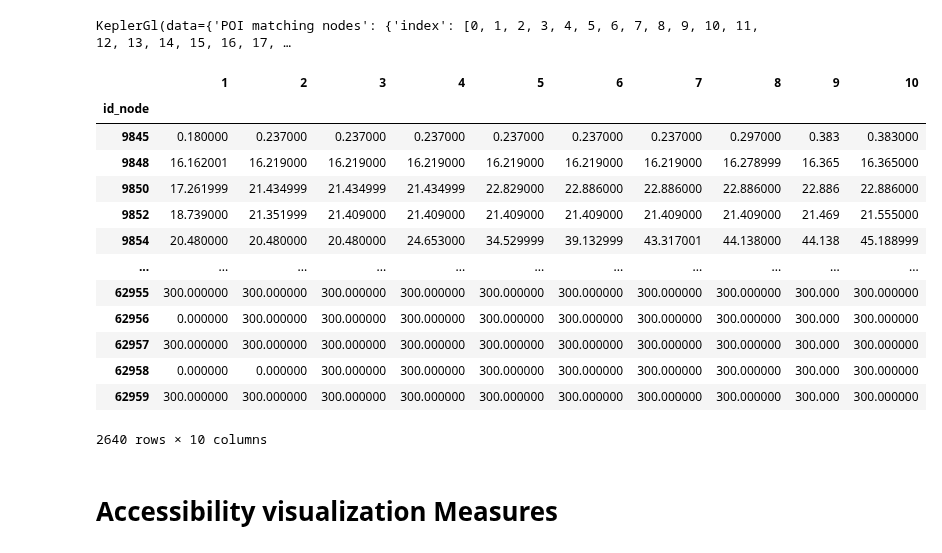
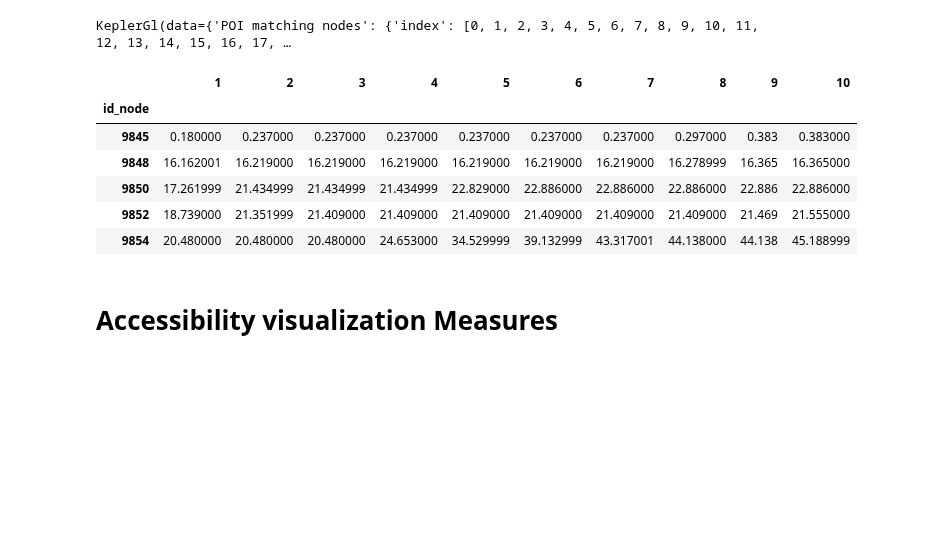
Before and after one commit to Fremont-project/data-processing, a Jupyter notebook: pipeline/aimsun-data-analysis/KPI calculation pipeline.ipynb, the cells around one changed output. Cells and saved outputs as stored; diff of their text form; code cells hidden in the pictures; blank space fills up the shorter version.

```diff
--- a/pipeline/aimsun-data-analysis/KPI calculation pipeline.ipynb
+++ b/pipeline/aimsun-data-analysis/KPI calculation pipeline.ipynb
@@ -332,22 +332,15 @@ net.set_pois("All", 300, 20, intersections['Long'], intersections['Lat'])
 #The bigger values in this case mean less accessibility.
 access = net.nearest_pois(300, "All", num_pois=10)
 # %%
-access
+access.head()
 # %% [output]
 |  | 1 | 2 | 3 | 4 | 5 | 6 | 7 | 8 | 9 | 10 |
 | id_node |  |  |  |  |  |  |  |  |  |  |
 | 9845 | 0.180000 | 0.237000 | 0.237000 | 0.237000 | 0.237000 | 0.237000 | 0.237000 | 0.297000 | 0.383 | 0.383000 |
 | 9848 | 16.162001 | 16.219000 | 16.219000 | 16.219000 | 16.219000 | 16.219000 | 16.219000 | 16.278999 | 16.365 | 16.365000 |
 | 9850 | 17.261999 | 21.434999 | 21.434999 | 21.434999 | 22.829000 | 22.886000 | 22.886000 | 22.886000 | 22.886 | 22.886000 |
 | 9852 | 18.739000 | 21.351999 | 21.409000 | 21.409000 | 21.409000 | 21.409000 | 21.409000 | 21.409000 | 21.469 | 21.555000 |
 | 9854 | 20.480000 | 20.480000 | 20.480000 | 24.653000 | 34.529999 | 39.132999 | 43.317001 | 44.138000 | 44.138 | 45.188999 |
-| ... | ... | ... | ... | ... | ... | ... | ... | ... | ... | ... |
-| 62955 | 300.000000 | 300.000000 | 300.000000 | 300.000000 | 300.000000 | 300.000000 | 300.000000 | 300.000000 | 300.000 | 300.000000 |
-| 62956 | 0.000000 | 300.000000 | 300.000000 | 300.000000 | 300.000000 | 300.000000 | 300.000000 | 300.000000 | 300.000 | 300.000000 |
-| 62957 | 300.000000 | 300.000000 | 300.000000 | 300.000000 | 300.000000 | 300.000000 | 300.000000 | 300.000000 | 300.000 | 300.000000 |
-| 62958 | 0.000000 | 0.000000 | 300.000000 | 300.000000 | 300.000000 | 300.000000 | 300.000000 | 300.000000 | 300.000 | 300.000000 |
-| 62959 | 300.000000 | 300.000000 | 300.000000 | 300.000000 | 300.000000 | 300.000000 | 300.000000 | 300.000000 | 300.000 | 300.000000 |
-2640 rows × 10 columns
 # %% [markdown]
 # Accessibility visualization Measures
 # %%
```
Also changed, not shown: parts of 1 cell of this notebook.
